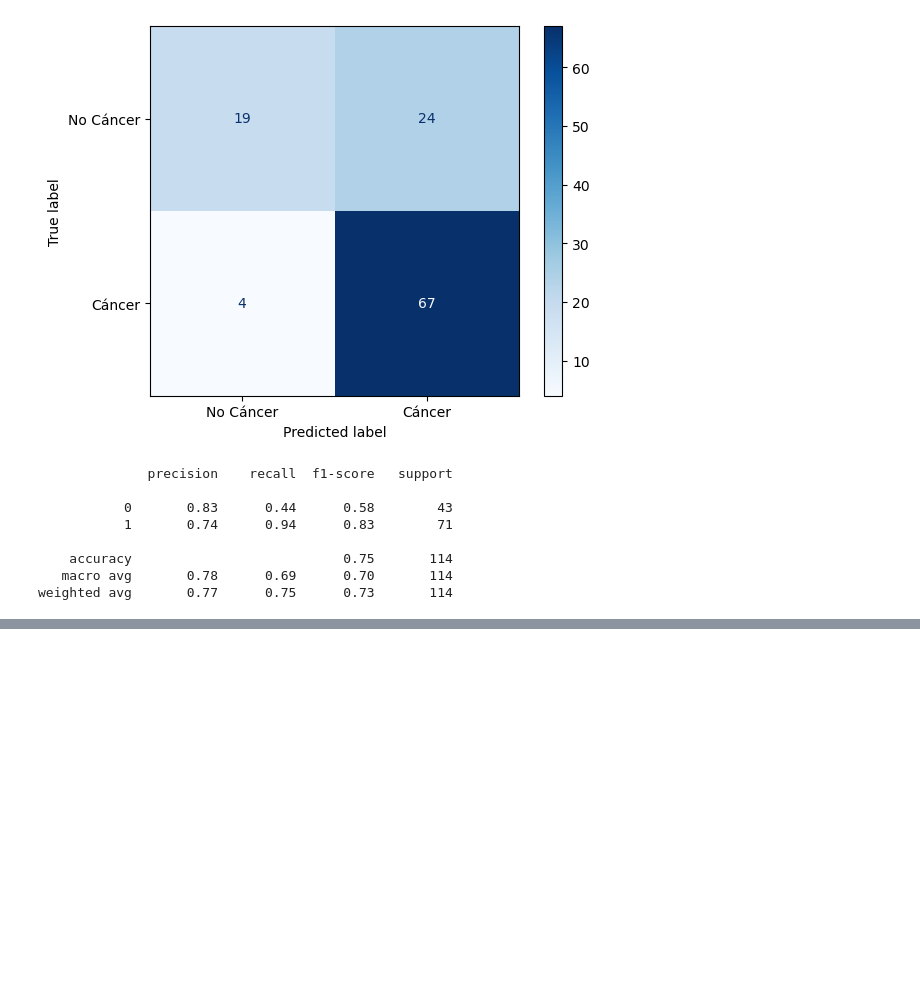
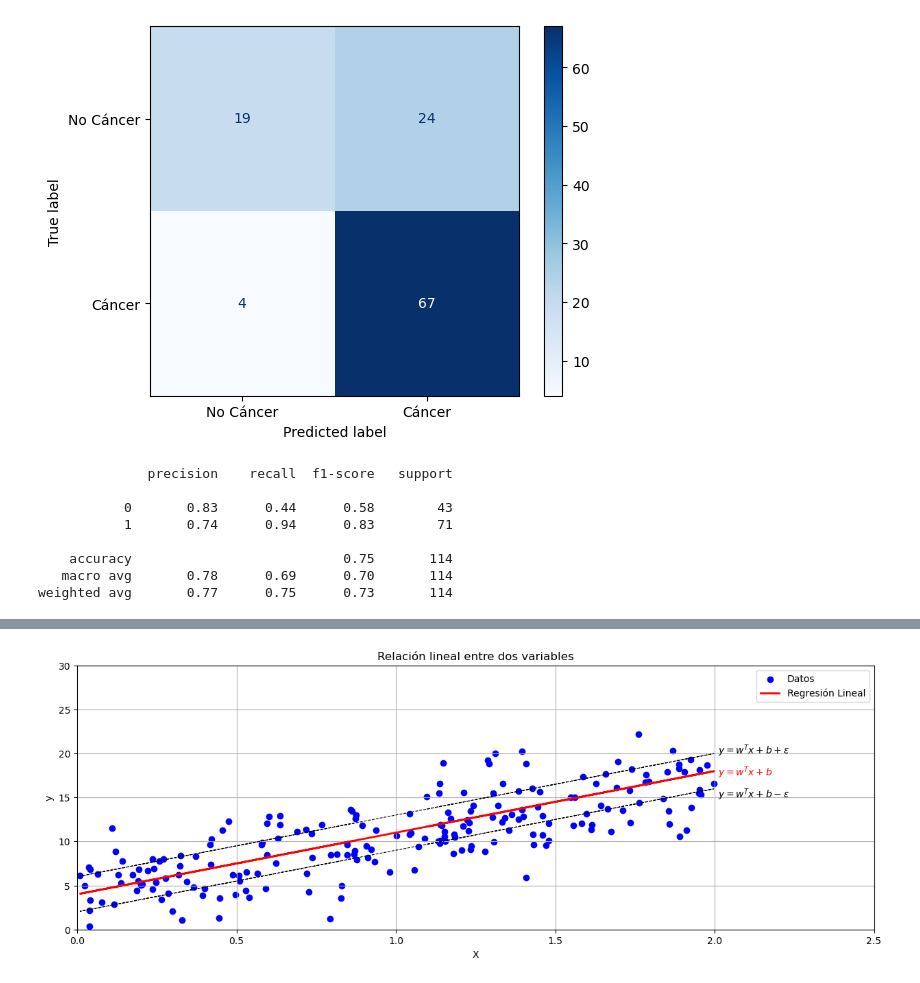
Before and after one commit to contreras-juan/UPTC_Diplomado_Ciencia_de_Datos, a Jupyter notebook: metodos_supervisados/SVM.ipynb, the cells around one changed output, grey strips where cells are left out. Cells and saved outputs as stored; diff of their text form; code cells hidden in the pictures; blank space fills up the shorter version.

```diff
--- a/metodos_supervisados/SVM.ipynb
+++ b/metodos_supervisados/SVM.ipynb
@@ -433,0 +444,31 @@ weighted avg       0.77      0.75      0.73       114
+# %%
+import numpy as np
+import matplotlib.pyplot as plt
+from sklearn.linear_model import LinearRegression
+
+# Generate synthetic data
+np.random.seed(0)
+X = 2 * np.random.rand(200, 1)
+y = 4 + 7 * X + 3*np.random.randn(200, 1)
+
+# Plot the results
+plt.figure(figsize=(15, 5))
+plt.scatter(X, y, color='blue', label='Datos')
+plt.plot(X, 4 + 7 * X, color='red', linewidth=2, label='Regresión Lineal')
+plt.plot(X, 6 + 7 * X, '--',color='black', linewidth=0.8)
+plt.plot(X, 2 + 7 * X, '--',color='black', linewidth=0.8)
+
+plt.annotate(r'$y = w^{T}x + b$', xy= (2.01, 17.5), color='red')
+plt.annotate(r'$y = w^{T}x + b + \epsilon$', xy= (2.01, 20), color='black')
+plt.annotate(r'$y = w^{T}x + b - \epsilon$', xy= (2.01, 15), color='black')
+
+plt.xlim([0, 2.5])
+plt.ylim([0, 30])
+plt.xlabel('X')
+plt.ylabel('y')
+plt.title('Relación lineal entre dos variables')
+plt.legend()
+plt.grid(True)
+plt.show()
+# %% [output]
+[figure, added]
```
Also changed, not shown: parts of 8 cells of this notebook.
